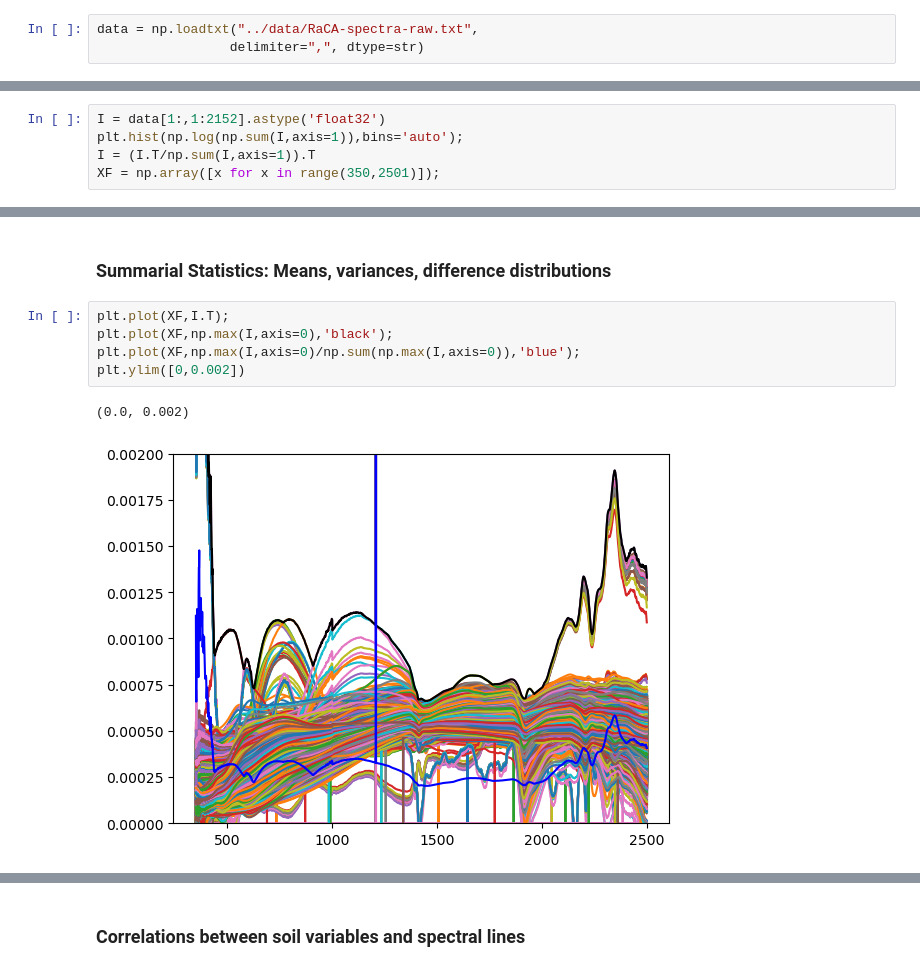
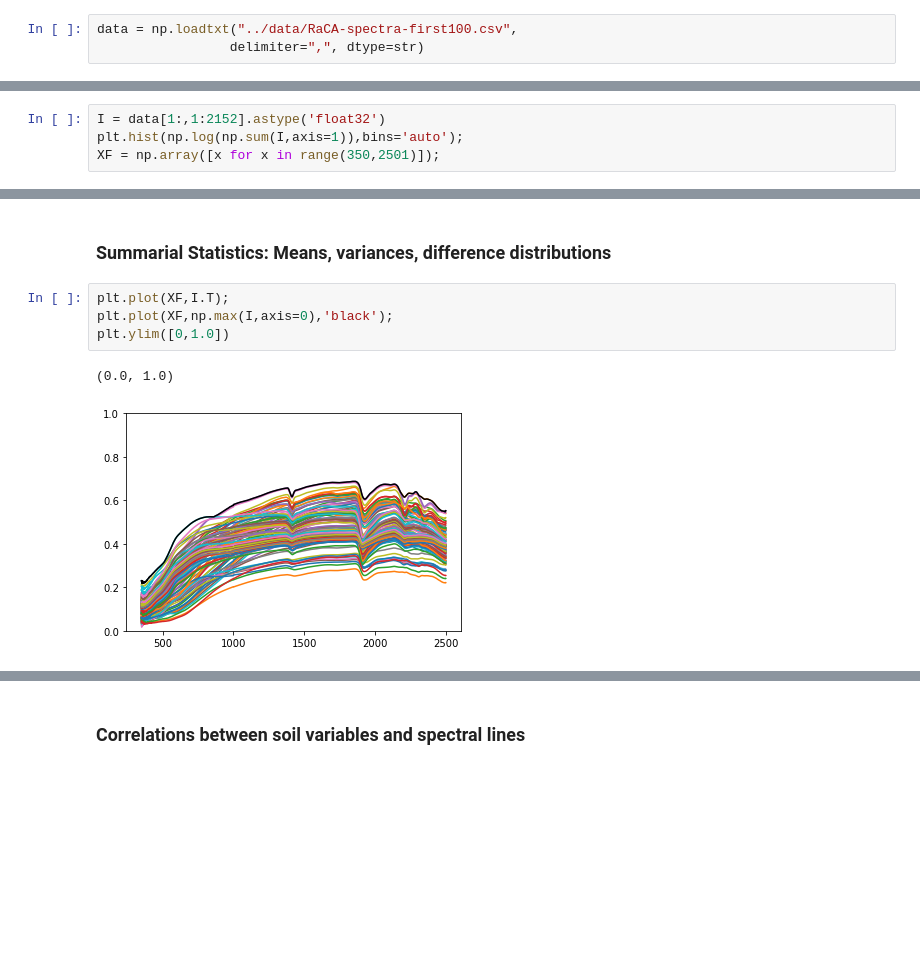
Before and after one commit to jmortan/RaCA-SOC-a-spectrum-analysis, a Jupyter notebook: RaCA-SOC-a/run-RaCA-SOC-a.ipynb, the cells around one changed output, grey strips where cells are left out. Saved outputs shown, nothing was run; the diff lists cells and outputs as text; blank space fills up the shorter version.

```diff
--- a/RaCA-SOC-a/run-RaCA-SOC-a.ipynb
+++ b/RaCA-SOC-a/run-RaCA-SOC-a.ipynb
@@ -6,5 +15,5 @@ from matplotlib import pyplot as plt
 # %%
-data = np.loadtxt("../data/RaCA-spectra-raw.txt",
+data = np.loadtxt("../data/RaCA-spectra-first100.csv",
                  delimiter=",", dtype=str)
 # %%
 data[0,2152:]
@@ -18,6 +27,5 @@ sample_socsd = data[1:,2163].astype('float32')
 # %%
 I = data[1:,1:2152].astype('float32')
 plt.hist(np.log(np.sum(I,axis=1)),bins='auto');
-I = (I.T/np.sum(I,axis=1)).T
 XF = np.array([x for x in range(350,2501)]);
 # %% [output]
@@ -27,11 +35,10 @@ XF = np.array([x for x in range(350,2501)]);
 # %%
 plt.plot(XF,I.T);
 plt.plot(XF,np.max(I,axis=0),'black');
-plt.plot(XF,np.max(I,axis=0)/np.sum(np.max(I,axis=0)),'blue');
-plt.ylim([0,0.002])
+plt.ylim([0,1.0])
 # %% [output]
-(0.0, 0.002)
+(0.0, 1.0)
-[figure, old version]
+[figure, new version]
 # %%
 plt.hist(sample_soc,bins='auto');
 # %% [output]
```
Also changed, not shown: parts of 31 cells of this notebook, 2 other files.
